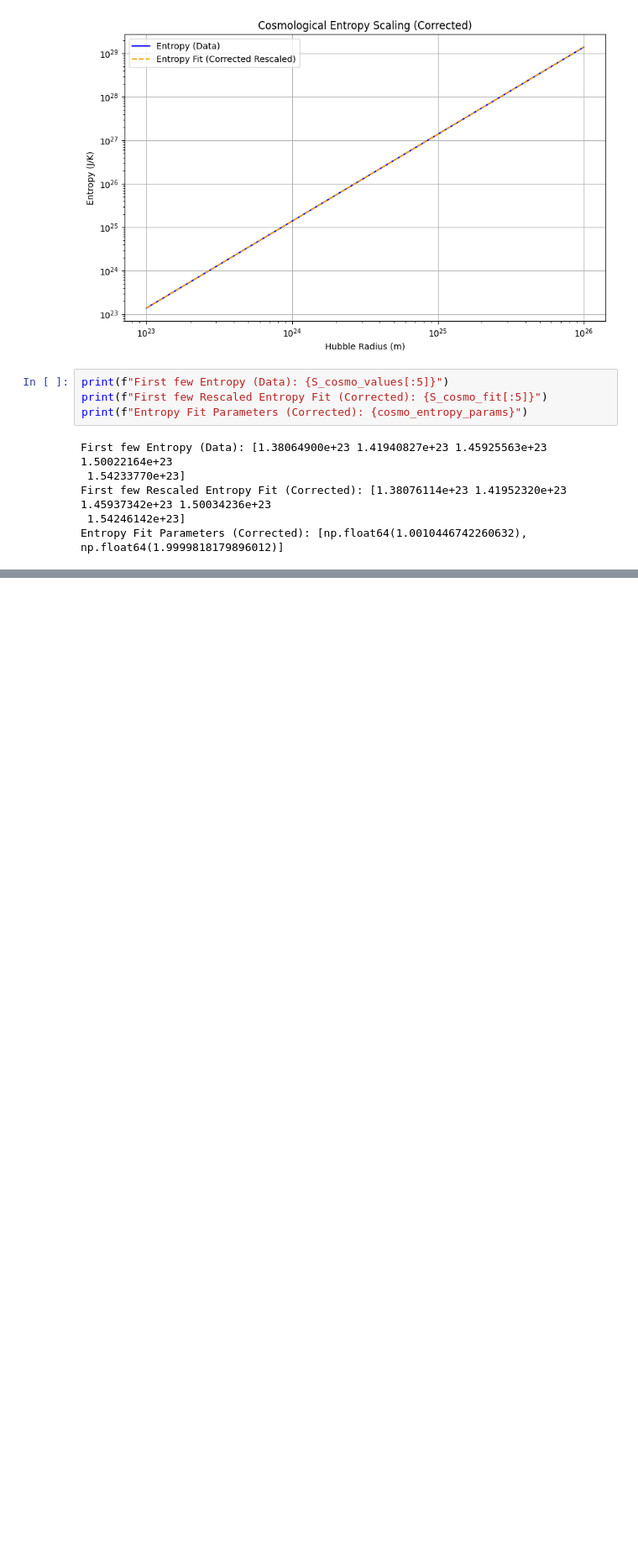
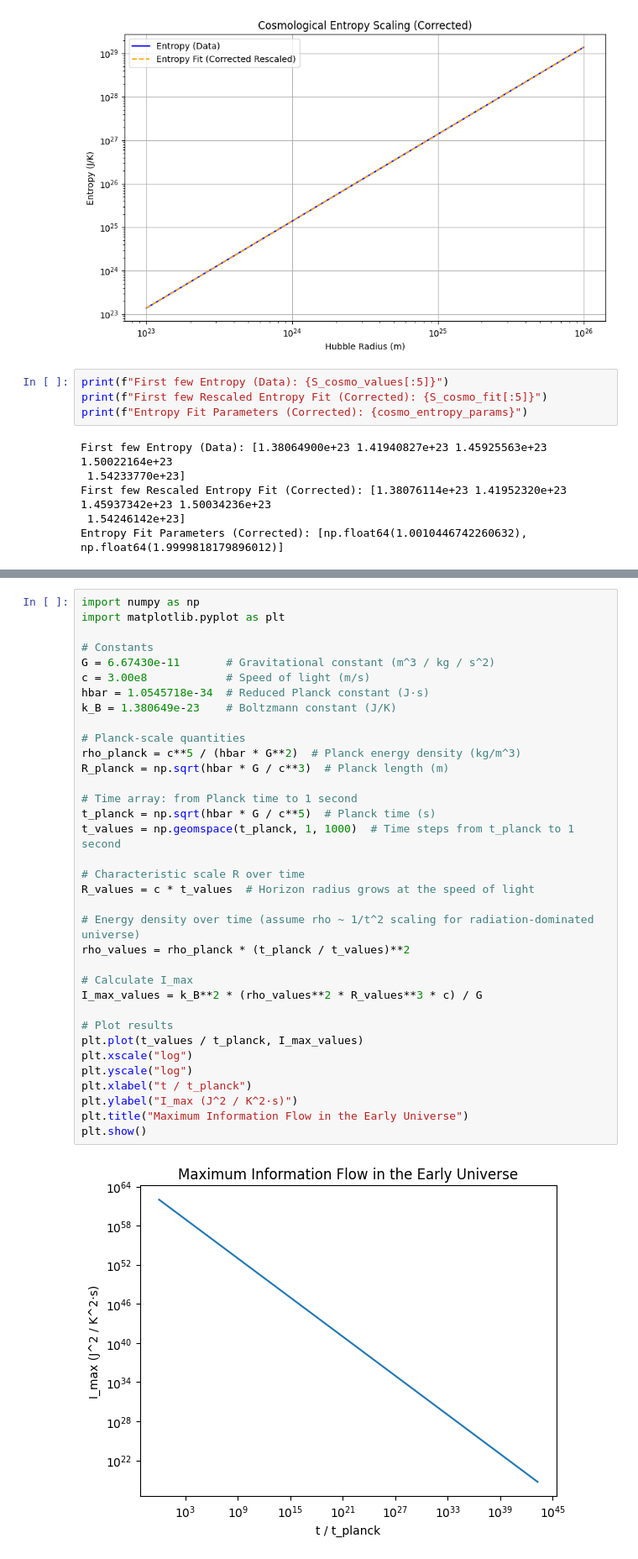
Before and after one commit to nking-1/Generativity, a Jupyter notebook: ComplexityEfficiency.ipynb, the cells around one changed output, grey strips where cells are left out. Shown at 84% size. Drawn from its saved outputs; the diff is of its cells as text; blank space fills up the shorter version.

```diff
--- a/ComplexityEfficiency.ipynb
+++ b/ComplexityEfficiency.ipynb
@@ -1101,0 +1135,37 @@ Entropy Fit Parameters (Corrected): [np.float64(1.0010446742260632), np.float64(
+# %%
+import numpy as np
+import matplotlib.pyplot as plt
+
+# Constants
+G = 6.67430e-11       # Gravitational constant (m^3 / kg / s^2)
+c = 3.00e8            # Speed of light (m/s)
+hbar = 1.0545718e-34  # Reduced Planck constant (J·s)
+k_B = 1.380649e-23    # Boltzmann constant (J/K)
+
+# Planck-scale quantities
+rho_planck = c**5 / (hbar * G**2)  # Planck energy density (kg/m^3)
+R_planck = np.sqrt(hbar * G / c**3)  # Planck length (m)
+
+# Time array: from Planck time to 1 second
+t_planck = np.sqrt(hbar * G / c**5)  # Planck time (s)
+t_values = np.geomspace(t_planck, 1, 1000)  # Time steps from t_planck to 1 second
+
+# Characteristic scale R over time
+R_values = c * t_values  # Horizon radius grows at the speed of light
+
+# Energy density over time (assume rho ~ 1/t^2 scaling for radiation-dominated universe)
+rho_values = rho_planck * (t_planck / t_values)**2
+
+# Calculate I_max
+I_max_values = k_B**2 * (rho_values**2 * R_values**3 * c) / G
+
+# Plot results
+plt.plot(t_values / t_planck, I_max_values)
+plt.xscale("log")
+plt.yscale("log")
+plt.xlabel("t / t_planck")
+plt.ylabel("I_max (J^2 / K^2·s)")
+plt.title("Maximum Information Flow in the Early Universe")
+plt.show()
+# %% [output]
+[figure, added]
```
Also changed, not shown: parts of 6 cells of this notebook.
